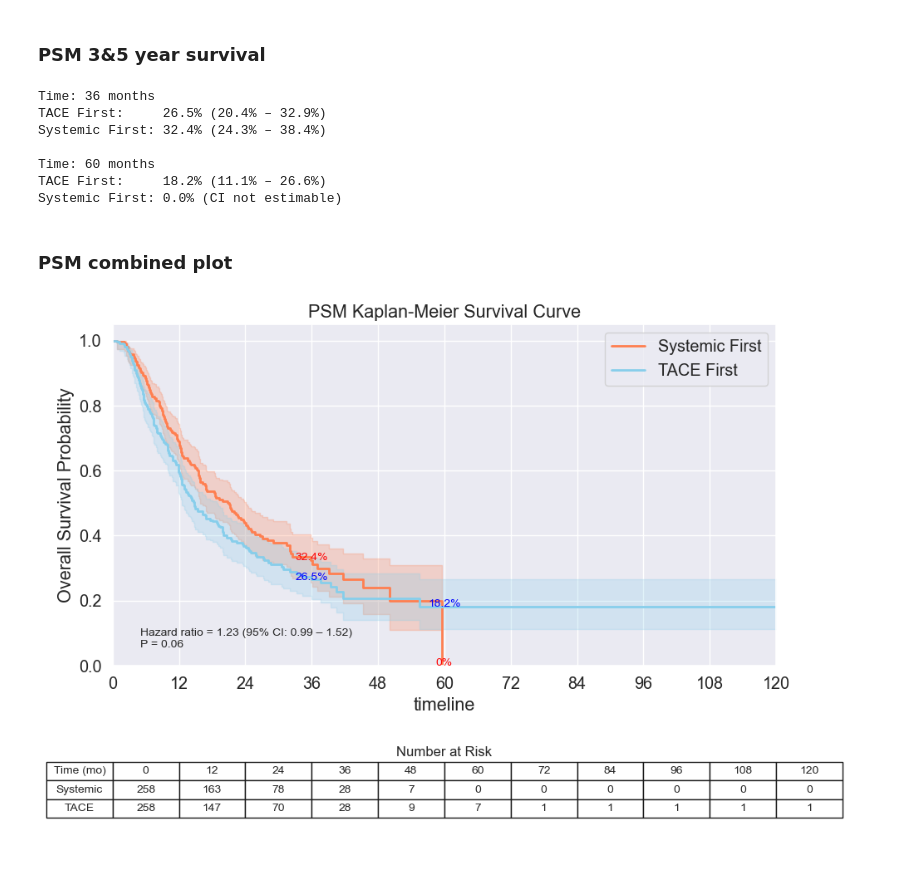
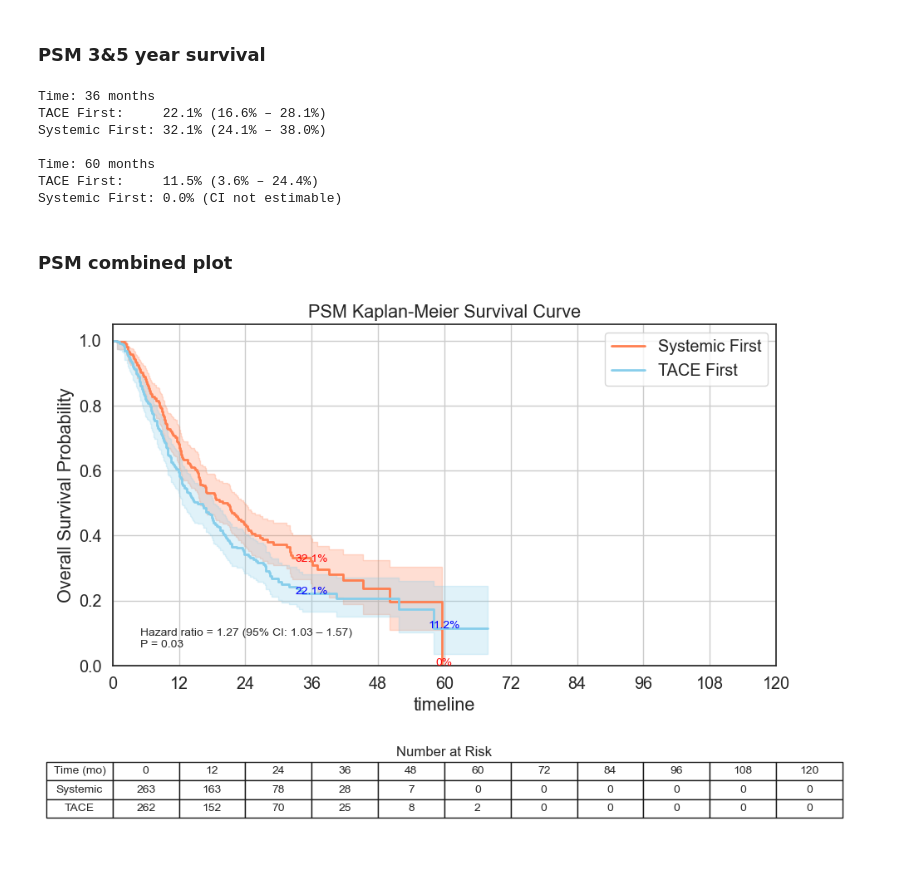
Before and after one commit to NicWYZ/HCC_TACE, a Jupyter notebook: TACE_IO_NCDB.ipynb, the cells around one changed output. Cells and saved outputs as stored; diff of their text form; code cells hidden in the pictures.

```diff
--- a/TACE_IO_NCDB.ipynb
+++ b/TACE_IO_NCDB.ipynb
@@ -293,6 +293,14 @@ FACILITY_TYPE            58
 FACILITY_REGION          58
 YEAR_OF_DIAGNOSIS         0
 dtype: int64
+# %%
+#Took out facilities, tumor size, and medain income due to high unknowns
+covariates = [
+    'AGE', 'SEX', 'RACE', 'HISPANIC', #Demographics
+    'INSURANCE_STATUS', #Socioeconomic
+    'Charlson_Deyo_Score', 'HISTOLOGY', 'COMBINED_STAGE_GROUP', #Clinical
+    'YEAR_OF_DIAGNOSIS' #Temporal
+]
 # %% [markdown]
 ### Propensity score
 # %%
@@ -651,20 +678,20 @@ Systemic First: 18.8% (CI not estimable)
 # 3-year and 5-year survival annotations
 surv_text = {
     "Systemic First": {
-        36: "29.5%",
-        60: "18.8%"
+        36: "29.2%",
+        60: "18.0%"
     },
     "TACE First": {
-        36: "24.8%",
+        36: "25.0%",
         60: "16.3%"
     }
 }
 
 # Cox model results
-hr = 1.14
-ci_low = 0.94
-ci_high = 1.38
-p_val = 0.18
+hr = 1.12
+ci_low = 1.02
+ci_high = 1.23
+p_val = 0.02
 
 # Set up the plot
 fig = plt.figure(figsize=(10, 7))
@@ -939,11 +962,11 @@ for t in [36, 60]:
         print(f"Systemic First: {surv_sys_psm:.1%} ({low_sys_psm:.1%} – {high_sys_psm:.1%})")
 # %% [output]
 Time: 36 months
-TACE First:     26.5% (20.4% – 32.9%)
-Systemic First: 32.4% (24.3% – 38.4%)
+TACE First:     22.1% (16.6% – 28.1%)
+Systemic First: 32.1% (24.1% – 38.0%)
 
 Time: 60 months
-TACE First:     18.2% (11.1% – 26.6%)
+TACE First:     11.5% (3.6% – 24.4%)
 Systemic First: 0.0% (CI not estimable)
 # %% [markdown]
 ### PSM combined plot
@@ -951,20 +974,20 @@ Systemic First: 0.0% (CI not estimable)
 # 3-year and 5-year survival annotations
 surv_text_psm = {
     "Systemic First": {
-        36: "32.4%",
+        36: "32.1%",
         60: "0%"
     },
     "TACE First": {
-        36: "26.5%",
-        60: "18.2%"
+        36: "22.1%",
+        60: "11.2%"
     }
 }
 
 # Cox model results
-hr_psm = 1.23
-ci_low_psm = 0.99
-ci_high_psm = 1.52
-p_val_psm = 0.06
+hr_psm = 1.27
+ci_low_psm = 1.03
+ci_high_psm = 1.57
+p_val_psm = 0.03
 
 # Set up the plot
 fig = plt.figure(figsize=(10, 7))
@@ -999,34 +1022,34 @@ ax_km.set_xticks(time_grid)
 ax_km.grid(True)
 ax_km.legend()
 
 # --- Risk Table (Bottom Panel) ---
 ax_table = plt.subplot(gs[1])
 ax_table.axis("off")
 
 # Table values
 n_cols = len(time_grid)
 table_data = [
     ["Time (mo)"] + [str(int(t)) for t in time_grid],
     ["Systemic"] + [str(n) for n in sys_risk_psm[:n_cols]],
     ["TACE"] + [str(n) for n in tace_risk_psm[:n_cols]]
 ]
 
 # Render the table
 risk_table = ax_table.table(
     cellText=table_data,
     cellLoc='center',
     loc='center'
 )
 ax_table.text(0.5, 0.8, "Number at Risk", fontsize=12,
               ha='center', transform=ax_table.transAxes)
 risk_table.auto_set_font_size(False)
 risk_table.set_fontsize(10)
 risk_table.scale(1.2, 1.2)
 
 plt.tight_layout()
 plt.show()
 # %% [output]
-[figure, old version]
+[figure, new version]
 # %%
 df_surv_matched[df_surv_matched['sequence_group'] == 0].sort_values(by='time', ascending=False).head(10)
 # %% [output]
```
Also changed, not shown: parts of 21 cells of this notebook, 1 other file.
